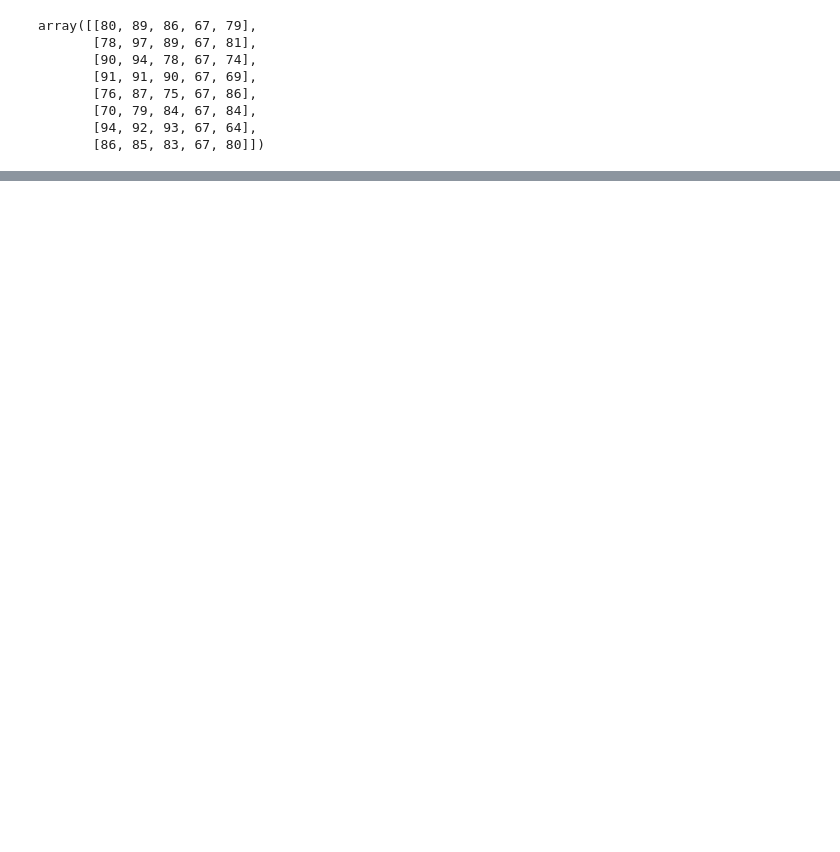
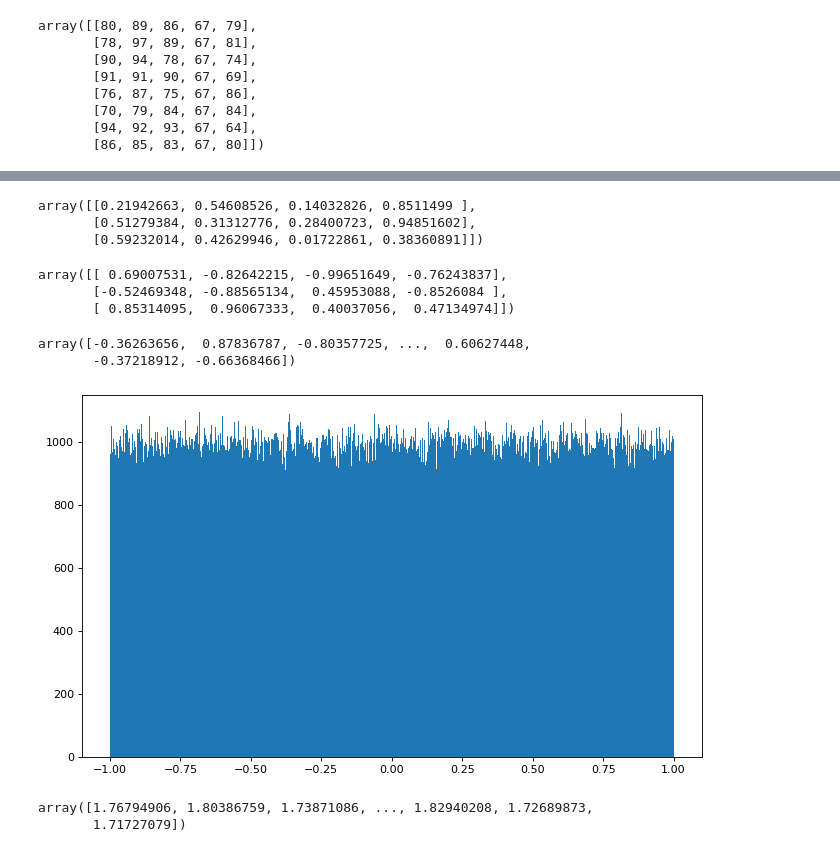
Before and after one commit to WakingHours-GitHub/Data-Analysis, a Jupyter notebook: 2_Numpy库/numpy.ipynb, the cells around one changed output, grey strips where cells are left out. Cells and saved outputs as stored; diff of their text form; code cells hidden in the pictures; blank space fills up the shorter version.

```diff
--- a/2_Numpy库/numpy.ipynb
+++ b/2_Numpy库/numpy.ipynb
@@ -82,0 +365,21 @@ array([[80, 89, 86, 67, 79],
+# %%
+# np.random.rand()
+np.random.rand(3, 4)
+# 直接生成3行,4列的数据, 元素都在[0,1)之间
+# %% [output]
+array([[0.21942663, 0.54608526, 0.14032826, 0.8511499 ],
+       [0.51279384, 0.31312776, 0.28400723, 0.94851602],
+       [0.59232014, 0.42629946, 0.01722861, 0.38360891]])
+# %%
+# np.random.uniform(low=0.0, high=1.0, size=None)
+np.random.uniform(-1.0, 1.0, size=(3, 4))
+# %% [output]
+array([[ 0.69007531, -0.82642215, -0.99651649, -0.76243837],
+       [-0.52469348, -0.88565134,  0.45953088, -0.8526084 ],
+       [ 0.85314095,  0.96067333,  0.40037056,  0.47134974]])
+# %%
+data = np.random.uniform(-1.0, 1.0, size=1000000)
+data # 数据过长, 这里直接省略
+# %% [output]
+array([-0.36263656,  0.87836787, -0.80357725, ...,  0.60627448,
+       -0.37218912, -0.66368466])
@@ -82,0 +388,19 @@ array([[80, 89, 86, 67, 79],
+# %%
+# 1. 创建画布:
+plt.figure(figsize=(10,6), dpi=80)
+# 2. 绘制直方图:
+plt.hist(data, 1000)
+# bins=1000, 个数
+# 3. 显示图像
+plt.show()
+
+# 因为是均匀分布, 利用直方图看, 大体分布均匀
+# %% [output]
+[figure, added]
+# %%
+# 正态分布:
+data = np.random.normal(loc=1.75, scale=0.1, size=1000000)
+data
+# %% [output]
+array([1.76794906, 1.80386759, 1.73871086, ..., 1.82940208, 1.72689873,
+       1.71727079])
```
Also changed, not shown: parts of 48 cells of this notebook, 1 other file.
